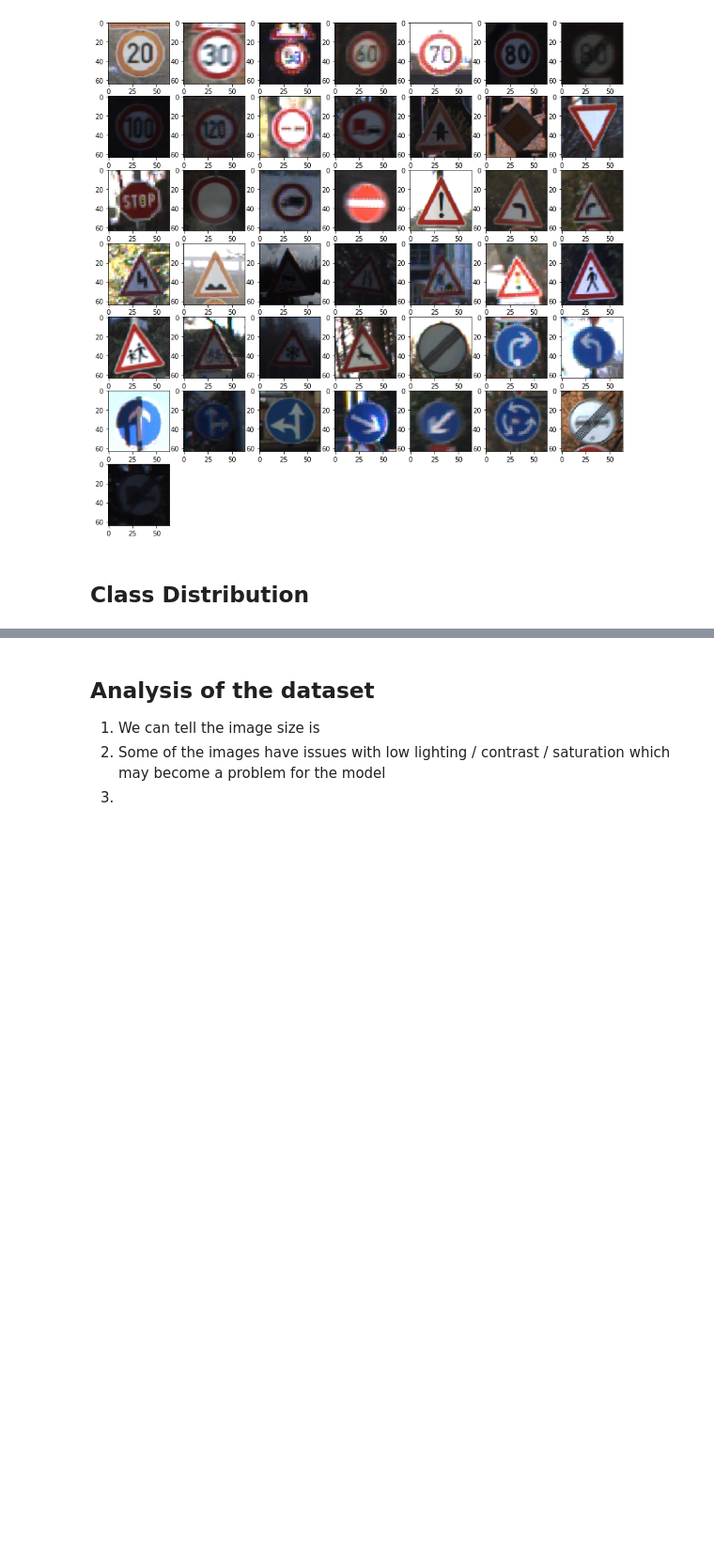
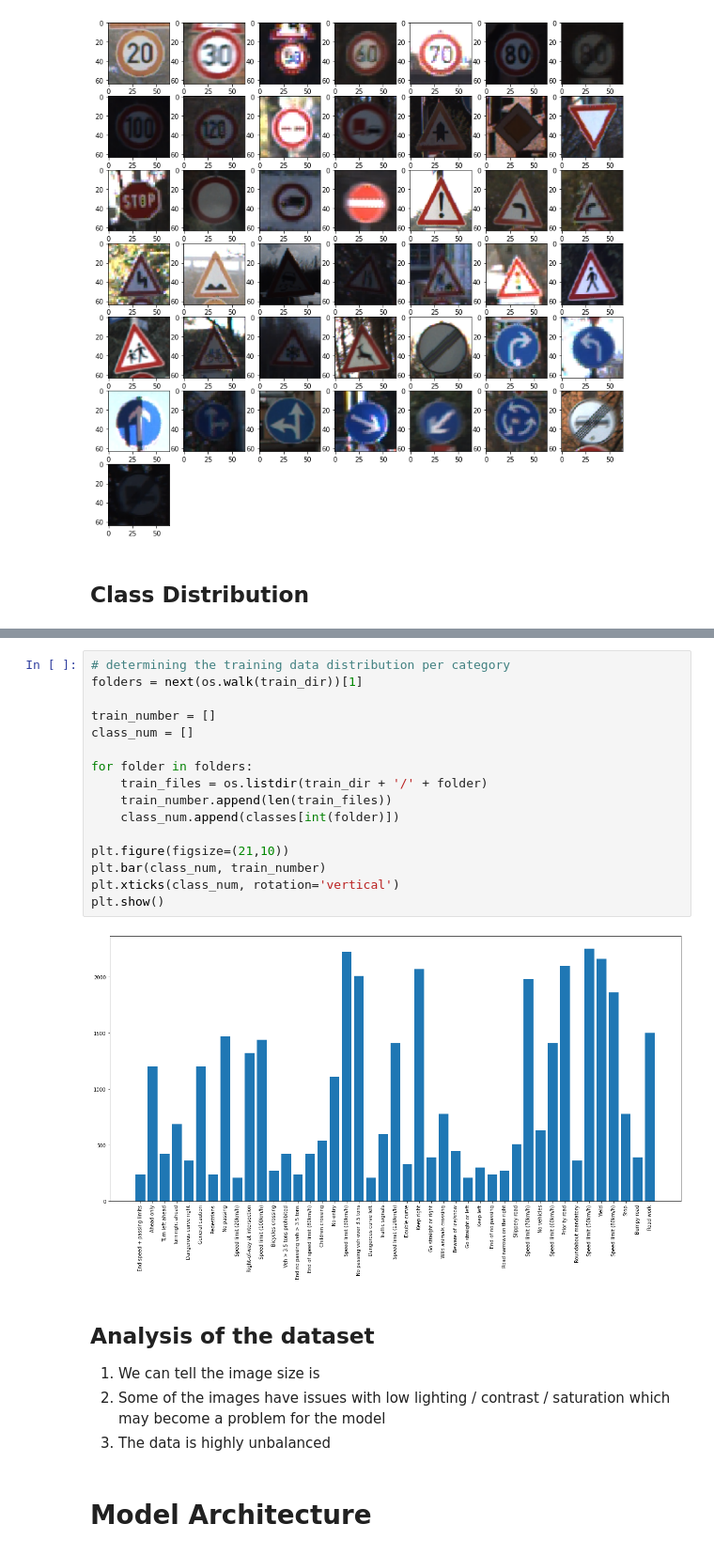
Before and after one commit to gaspia/DLNN-TrafficSign, a Jupyter notebook: TS_CNN_00.ipynb, the cells around one changed output, grey strips where cells are left out. Shown: that part at 94% size. Cells and saved outputs as stored; diff of their text form; blank space fills up the shorter version.

```diff
--- a/TS_CNN_00.ipynb
+++ b/TS_CNN_00.ipynb
@@ -126,8 +215,26 @@ plt.show()
+# %%
+# determining the training data distribution per category
+folders = next(os.walk(train_dir))[1]
+
+train_number = []
+class_num = []
+
+for folder in folders:
+    train_files = os.listdir(train_dir + '/' + folder)
+    train_number.append(len(train_files))
+    class_num.append(classes[int(folder)])
+
+plt.figure(figsize=(21,10))
+plt.bar(class_num, train_number)
+plt.xticks(class_num, rotation='vertical')
+plt.show()
+# %% [output]
+[figure, added]
 # %% [markdown]
 ## Analysis of the dataset
 
 1. We can tell the image size is
 2. Some of the images have issues with low lighting / contrast / saturation which may become a problem for the model
-3.
+3. The data is highly unbalanced
 # %% [markdown]
-#
+# Model Architecture
```
Also changed, not shown: parts of 21 cells of this notebook, 1 other file.
